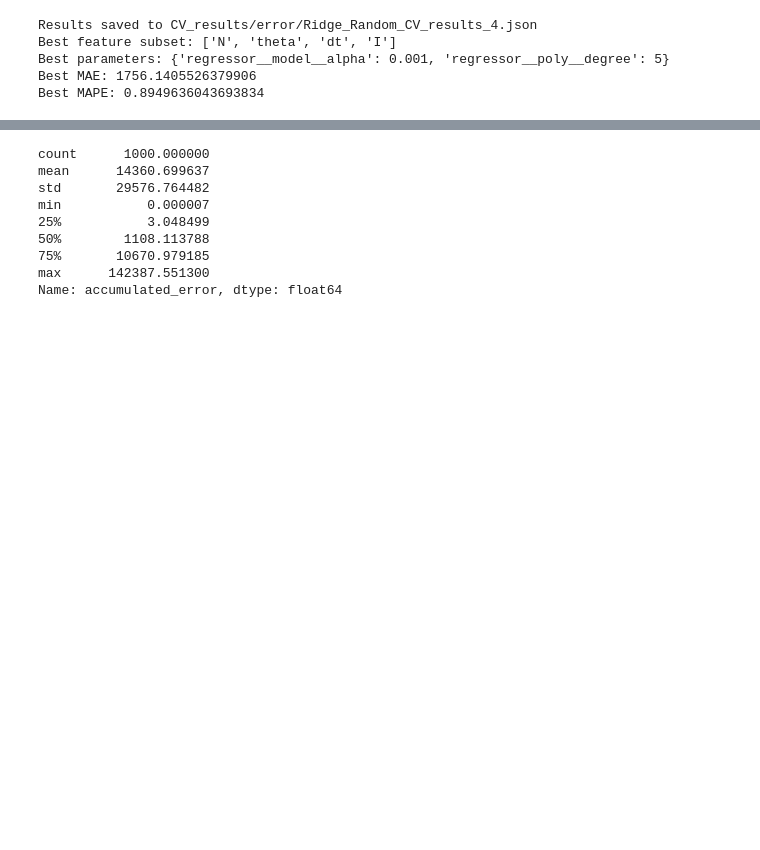
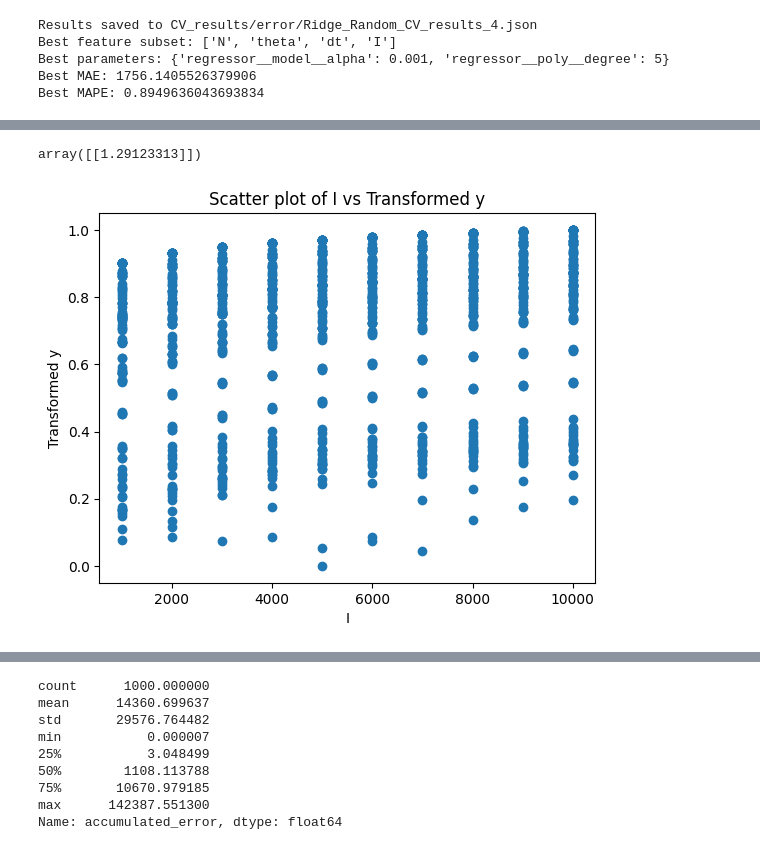
Before and after one commit to Mauricio-Bernuy/Bonsai-estimate, a Jupyter notebook: 6. Precision Models.ipynb, the cells around one changed output, grey strips where cells are left out. Drawn from its saved outputs; the diff is of its cells as text; code cells hidden in the pictures; blank space fills up the shorter version.

```diff
--- a/6. Precision Models.ipynb
+++ b/6. Precision Models.ipynb
@@ -662 +707,13 @@ y_transformed = boxcox_transformer.fit_transform(np.reshape(sampled_err_df['accu
+# %%
+transformer.transform(np.array([ 142387100.551300]).reshape(-1, 1))
+# %% [output]
+array([[1.29123313]])
+# %%
+plt.scatter(sampled_err_df['I'], y_transformed)
+plt.xlabel('I')
+plt.ylabel('Transformed y')
+plt.title('Scatter plot of I vs Transformed y')
+plt.show()
+# %% [output]
+[figure, added]
 # %%
```
Also changed, not shown: parts of 17 cells of this notebook.
